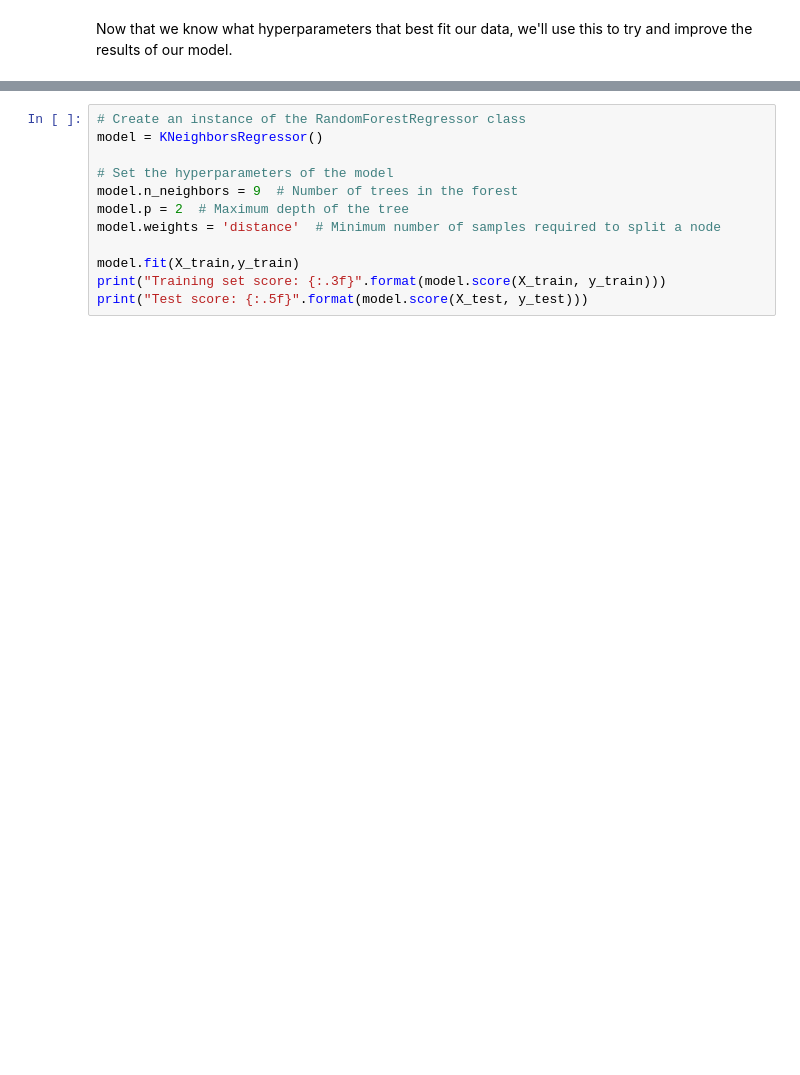
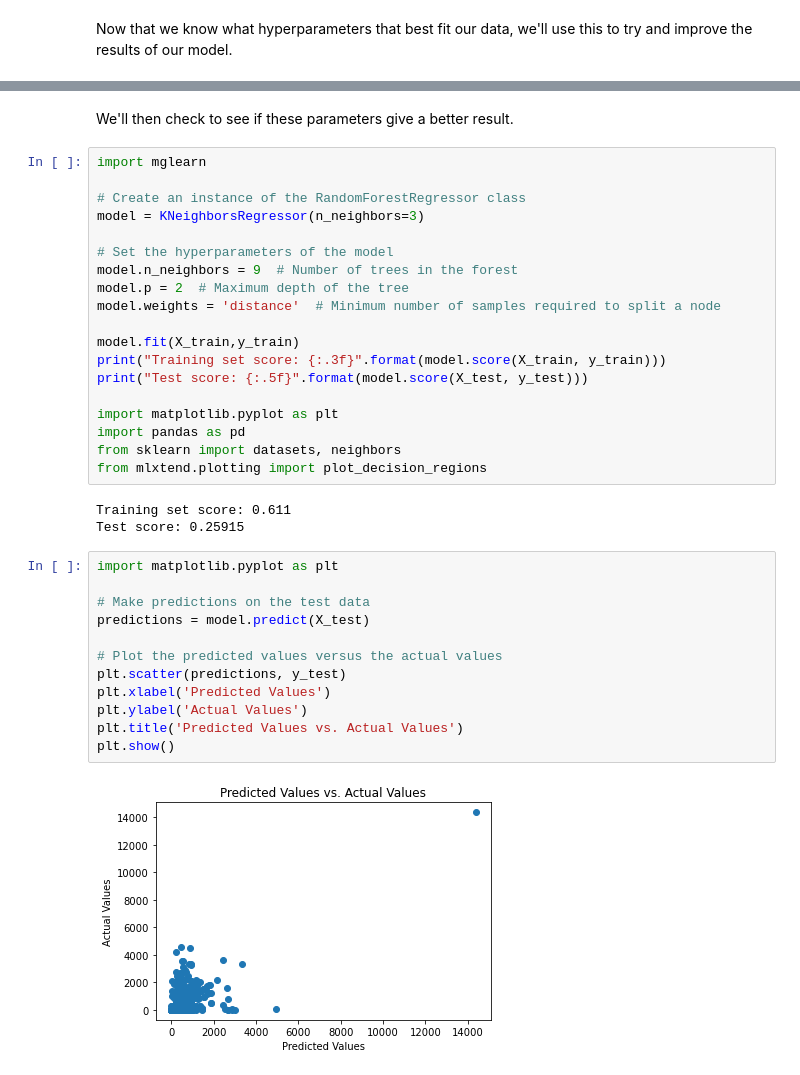
Before and after one commit to SebastianRosenquist/BigDataEksamen, a Jupyter notebook: exam_project_cleaned.ipynb, the cells around one changed output, grey strips where cells are left out. Saved outputs shown, nothing was run; the diff lists cells and outputs as text; blank space fills up the shorter version.

```diff
--- a/exam_project_cleaned.ipynb
+++ b/exam_project_cleaned.ipynb
@@ -355,6 +450,10 @@ print(grid_search.best_params_)
+# %% [markdown]
+We'll then check to see if these parameters give a better result.
 # %%
+import mglearn
+
 # Create an instance of the RandomForestRegressor class
-model = KNeighborsRegressor()
+model = KNeighborsRegressor(n_neighbors=3)
 
 # Set the hyperparameters of the model
 model.n_neighbors = 9  # Number of trees in the forest
@@ -364,3 +463,25 @@ model.weights = 'distance'  # Minimum number of samples required to split a node
 model.fit(X_train,y_train)
 print("Training set score: {:.3f}".format(model.score(X_train, y_train)))
 print("Test score: {:.5f}".format(model.score(X_test, y_test)))
+
+import matplotlib.pyplot as plt
+import pandas as pd
+from sklearn import datasets, neighbors
+from mlxtend.plotting import plot_decision_regions
+# %% [output]
+Training set score: 0.611
+Test score: 0.25915
+# %%
+import matplotlib.pyplot as plt
+
+# Make predictions on the test data
+predictions = model.predict(X_test)
+
+# Plot the predicted values versus the actual values
+plt.scatter(predictions, y_test)
+plt.xlabel('Predicted Values')
+plt.ylabel('Actual Values')
+plt.title('Predicted Values vs. Actual Values')
+plt.show()
+# %% [output]
+[figure, added]
```
Also changed, not shown: parts of 41 cells of this notebook.
